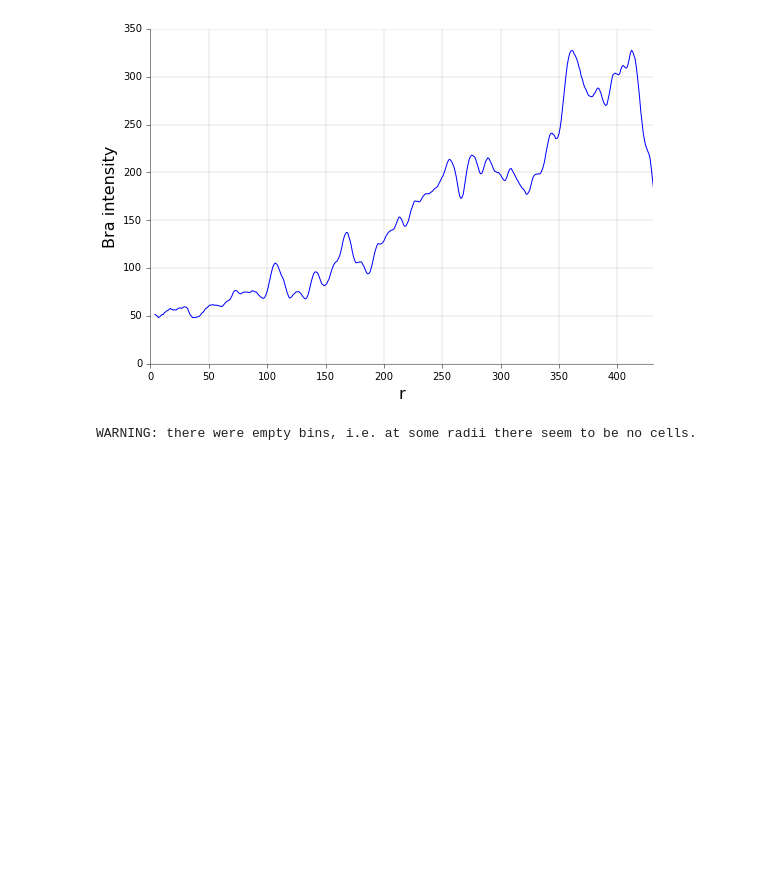
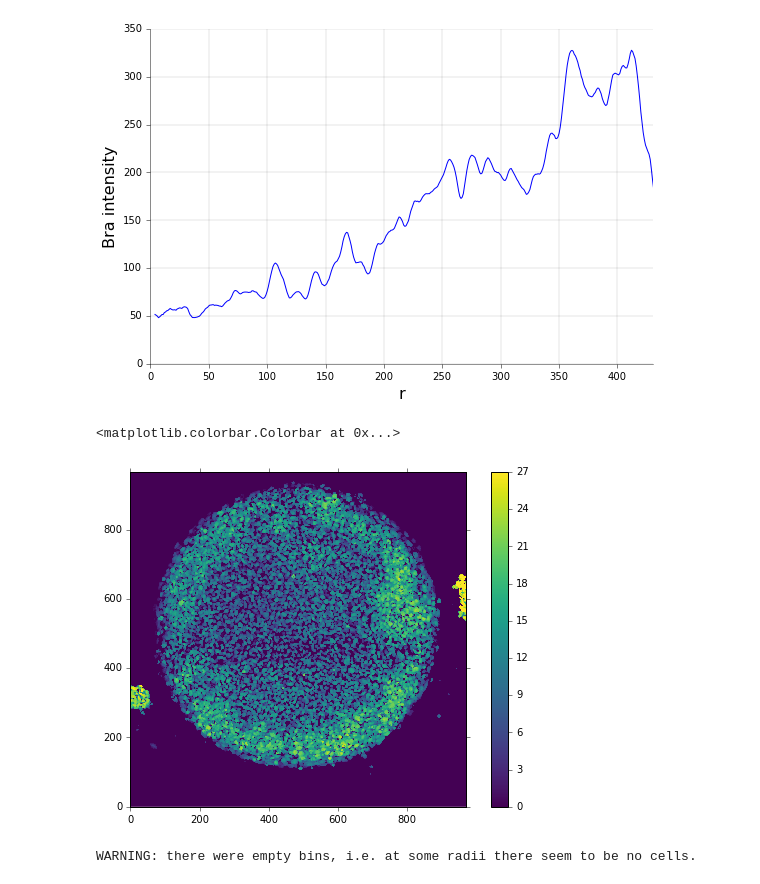
Before and after one commit to jjmetzger/stemcell_segmentation, a Jupyter notebook: mouse_example3.ipynb, the cells around one changed output. Saved outputs shown, nothing was run; the diff lists cells and outputs as text; code cells hidden in the pictures; blank space fills up the shorter version.

```diff
--- a/mouse_example3.ipynb
+++ b/mouse_example3.ipynb
@@ -107,6 +115,23 @@ w.nice_spines(ax)
 # %% [output]
 WARNING: there were empty bins, i.e. at some radii there seem to be no cells.
 [figure]
+# %%
+# imshow(w.mask[10])
+# plot(w.mask[:,501,500])
+# mm = np.nonzero(w.mask[:,501,500])[0].max()
+# np.transpose(np.nonzero(w.mask[:,500:502,500:502])).shape
+# make an array with indices
+# x,y = np.meshgrid(np.arange(3),np.arange(3))
+# subplot(1,2,1)
+# imshow(x)
+# subplot(1,2,2)
+# imshow(y)
+index_array = np.rollaxis(np.tile(np.arange(w.mask.shape[0]),(w.mask.shape[1],w.mask.shape[2],1)),2,0)
+imshow(np.max(index_array*w.mask,axis=0))
+colorbar()
+# %% [output]
+<matplotlib.colorbar.Colorbar at 0x...>
+[figure, added]
 # %%
 r,rs = w.radial_intensity('sox2', only_selected_nuclei=1, plot=False)
 fig,ax=subplots()
```
Also changed, not shown: parts of 6 cells of this notebook.
